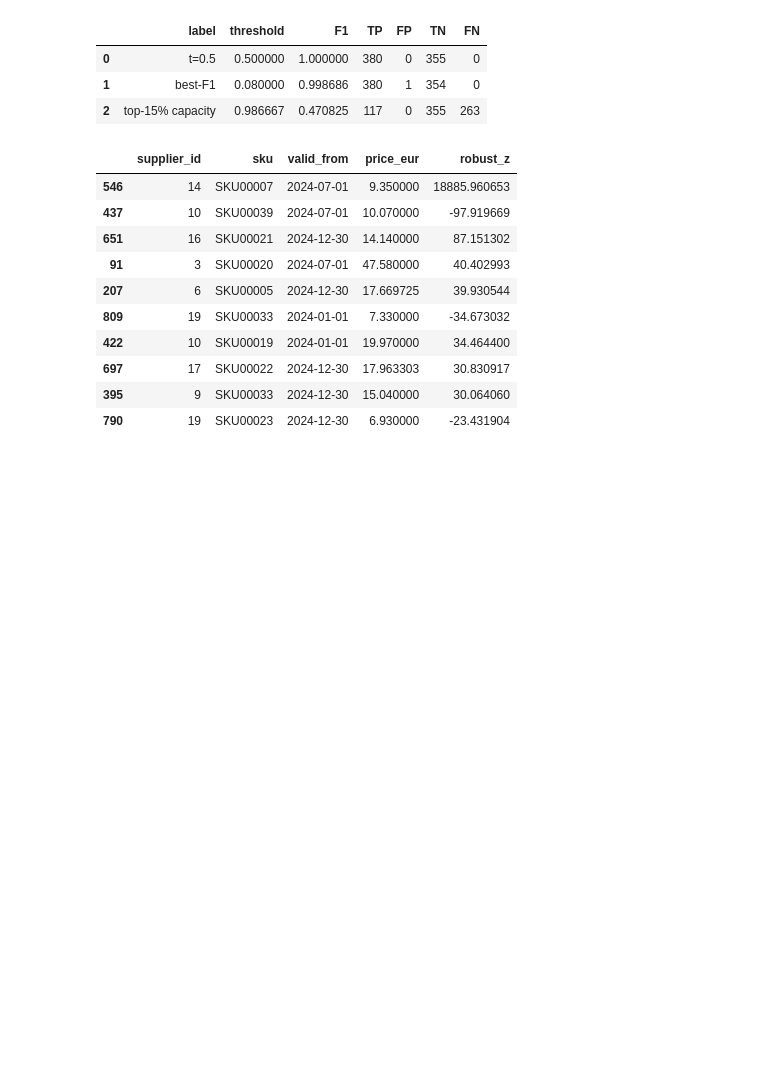
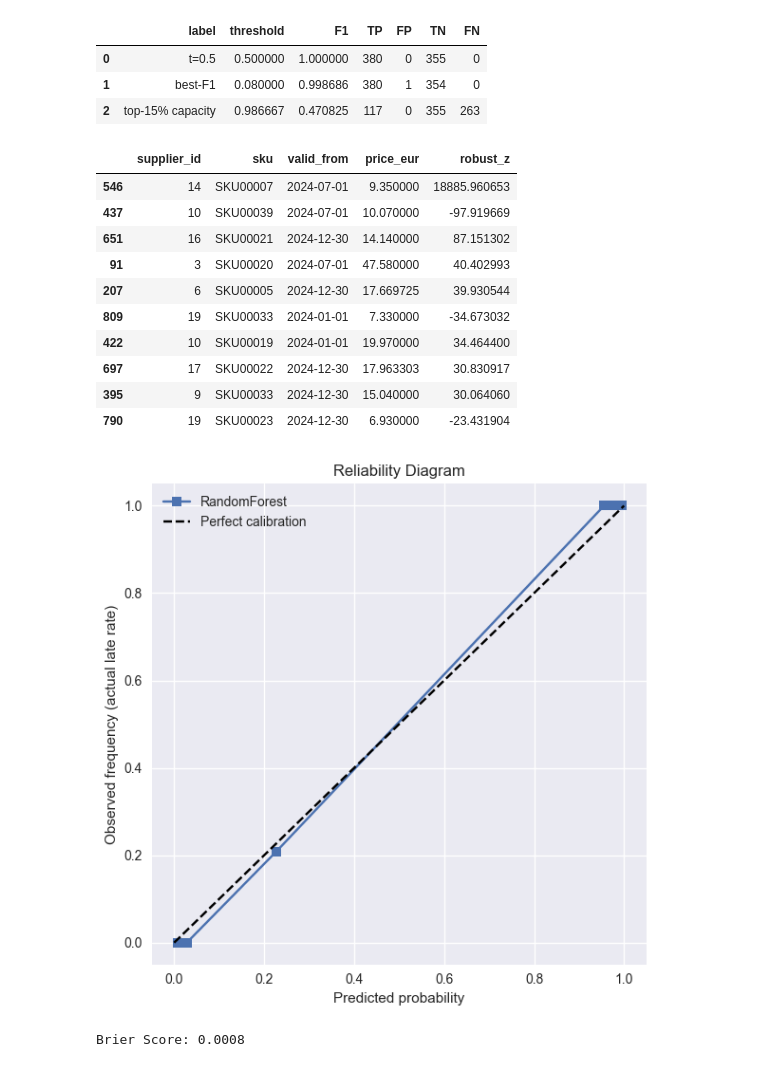
Before and after one commit to Karim-shamel/ds_takehome_KarimMorsy, a Jupyter notebook: notebooks/Model_Anomaly.ipynb, the cells around one changed output. Saved outputs shown, nothing was run; the diff lists cells and outputs as text; code cells hidden in the pictures; blank space fills up the shorter version.

Commit message:
Reliability diagram and breir score

```diff
--- a/notebooks/Model_Anomaly.ipynb
+++ b/notebooks/Model_Anomaly.ipynb
@@ -168,3 +168,25 @@ pd.DataFrame(results).sort_values('robust_z', key=lambda s: s.abs(), ascending=F
 | 697 | 17 | SKU00022 | 2024-12-30 | 17.963303 | 30.830917 |
 | 395 | 9 | SKU00033 | 2024-12-30 | 15.040000 | 30.064060 |
 | 790 | 19 | SKU00023 | 2024-12-30 | 6.930000 | -23.431904 |
+# %%
+from sklearn.calibration import calibration_curve
+from sklearn.metrics import brier_score_loss
+
+prob_true, prob_pred = calibration_curve(y_valid, p_valid, n_bins=10, strategy='quantile')
+
+plt.figure(figsize=(6,6))
+plt.plot(prob_pred, prob_true, "s-", label="RandomForest")
+plt.plot([0,1], [0,1], "k--", label="Perfect calibration")
+plt.xlabel("Predicted probability")
+plt.ylabel("Observed frequency (actual late rate)")
+plt.title("Reliability Diagram")
+plt.legend()
+plt.grid(True)
+plt.tight_layout()
+plt.show()
+
+brier = brier_score_loss(y_valid, p_valid)
+print(f"Brier Score: {brier:.4f}")
+# %% [output]
+[figure, added]
+Brier Score: 0.0008
```
